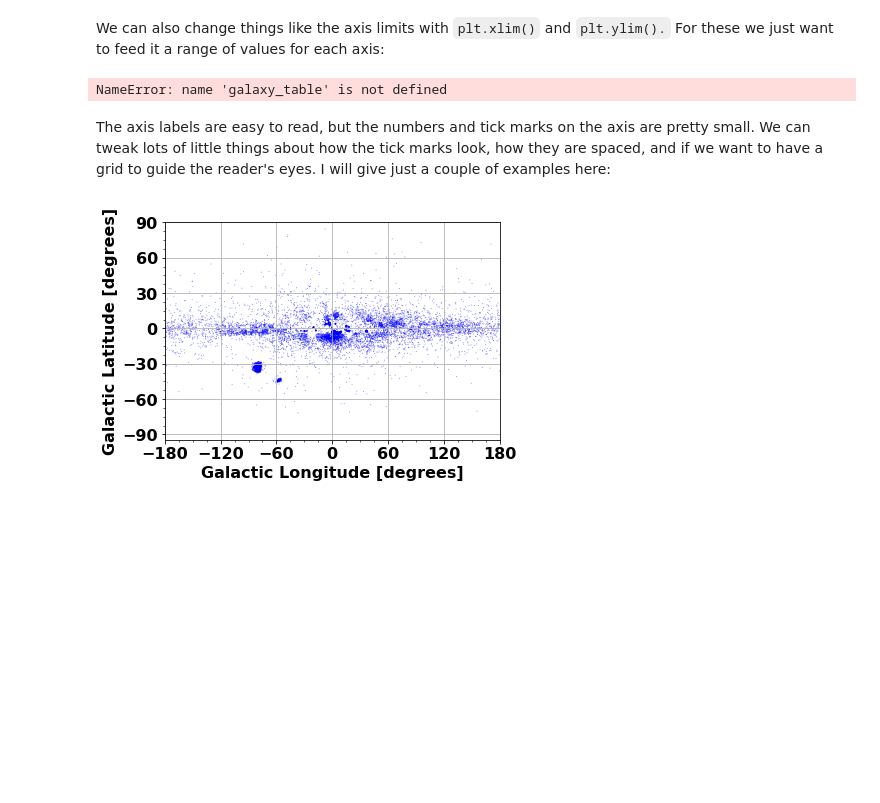
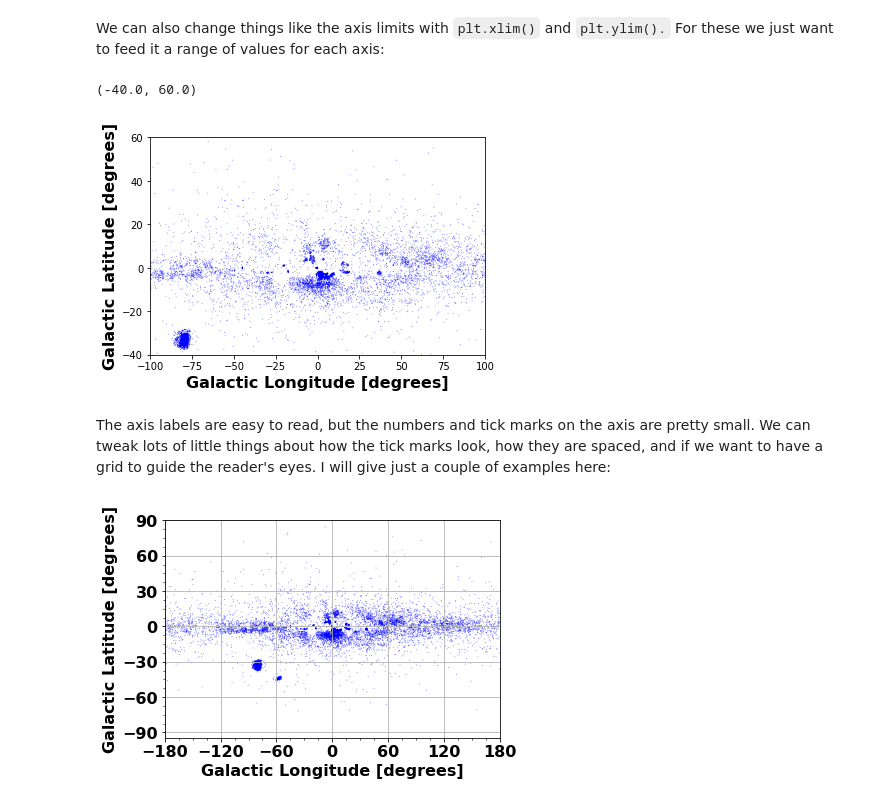
Before and after one commit to blaketjohnson/Astro3190_BJohnson, a Jupyter notebook: lessons/06-plotting_Lastname.ipynb, the cells around one changed output. Drawn from its saved outputs; the diff is of its cells as text; code cells hidden in the pictures; blank space fills up the shorter version.

```diff
--- a/lessons/06-plotting_Lastname.ipynb
+++ b/lessons/06-plotting_Lastname.ipynb
@@ -286,13 +287,14 @@
 # %%
 plt.scatter(galaxy_table['col1'],galaxy_table['col2'],color='blue',s=1,edgecolor='None',alpha=0.5)
 
 plt.xlabel('Galactic Longitude [degrees]',fontweight='bold',fontsize=16)
 plt.ylabel('Galactic Latitude [degrees]',fontweight='bold',fontsize=16)
 #put in some limits
-plt.xlim()
-plt.ylim()
+plt.xlim(-100,100)
+plt.ylim(-40,60)
 # %% [output]
-NameError: name 'galaxy_table' is not defined
+(-40.0, 60.0)
+[figure, added]
 # %% [markdown]
 The axis labels are easy to read, but the numbers and tick marks on the axis are pretty small. We can tweak lots of little things about how the tick marks look, how they are spaced, and if we want to have a grid to guide the reader's eyes. I will give just a couple of examples here:
 # %%
```
Also changed, not shown: parts of 4 cells of this notebook.
